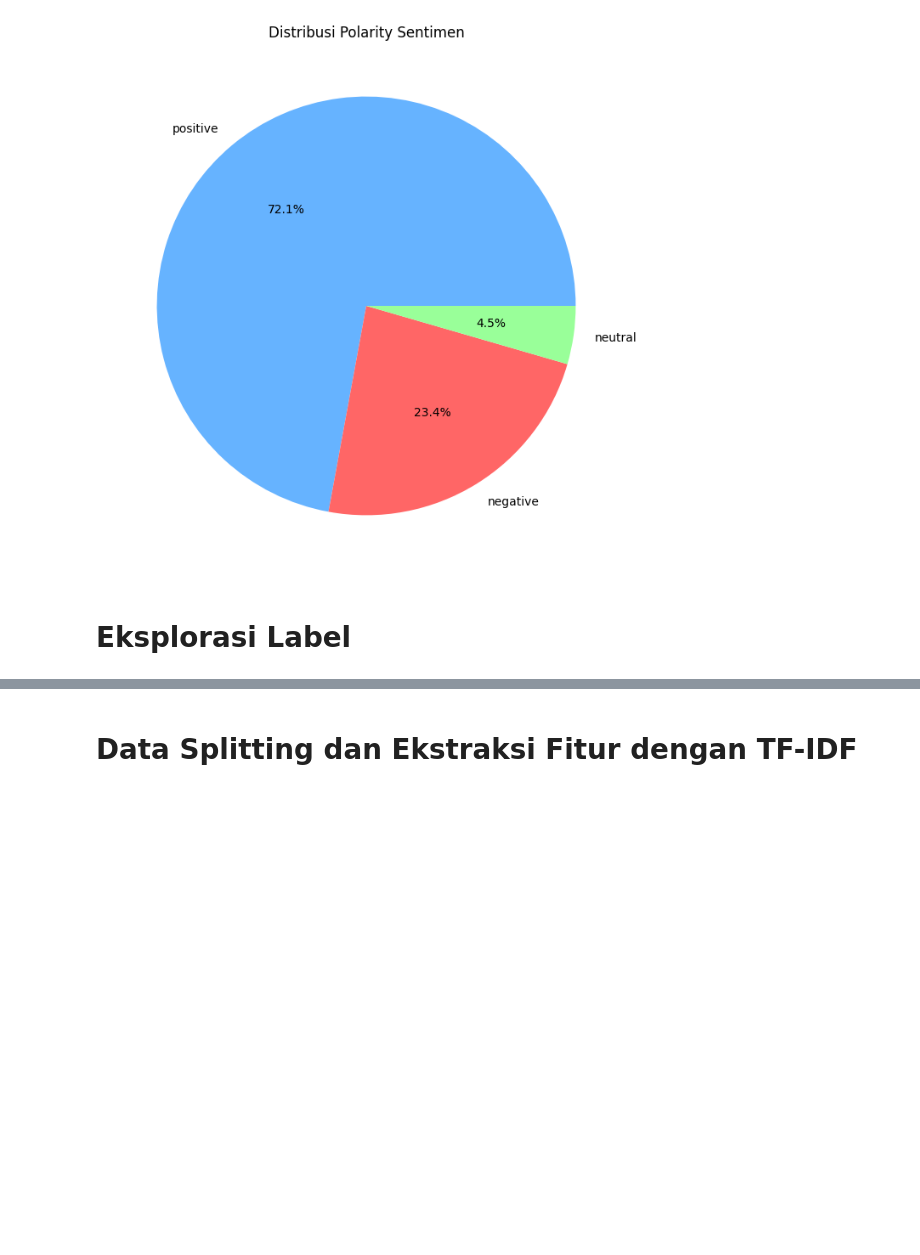
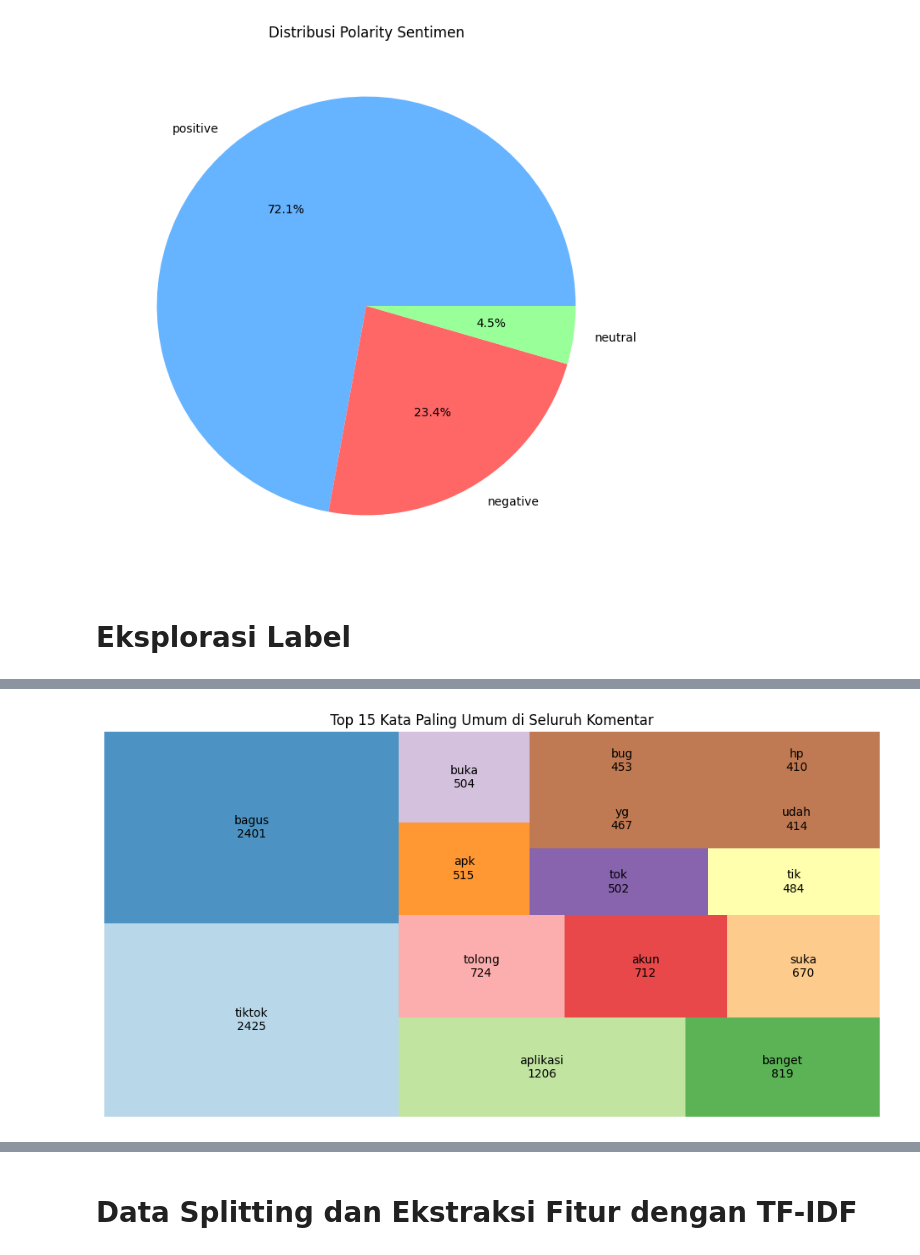
Before and after one commit to deayulianis/Proyek-Analisis-Sentimen, a Jupyter notebook: Proyek_Analisis_Sentimen.ipynb, the cells around one changed output, grey strips where cells are left out. Drawn from its saved outputs; the diff is of its cells as text; code cells hidden in the pictures; blank space fills up the shorter version.

```diff
--- a/Proyek_Analisis_Sentimen.ipynb
+++ b/Proyek_Analisis_Sentimen.ipynb
@@ -290,0 +307,20 @@ plt.show()
+# %%
+# Gabungkan semua kata dari seluruh komentar
+all_words = [word for text in df['text_stopword'] for word in text]
+
+# Hitung frekuensi 15 kata paling umum
+word_counts = Counter(all_words).most_common(15)
+
+# Siapkan data untuk squarify
+labels = [f"{word}\n{count}" for word, count in word_counts]
+sizes = [count for word, count in word_counts]
+colors = plt.cm.Paired(range(len(sizes)))  # pewarnaan otomatis
+
+# Plot Treemap
+plt.figure(figsize=(12, 6))
+squarify.plot(sizes=sizes, label=labels, color=colors, alpha=.8)
+plt.title("Top 15 Kata Paling Umum di Seluruh Komentar")
+plt.axis('off')
+plt.show()
+# %% [output]
+[figure, added]
```
Also changed, not shown: parts of 19 cells of this notebook.
